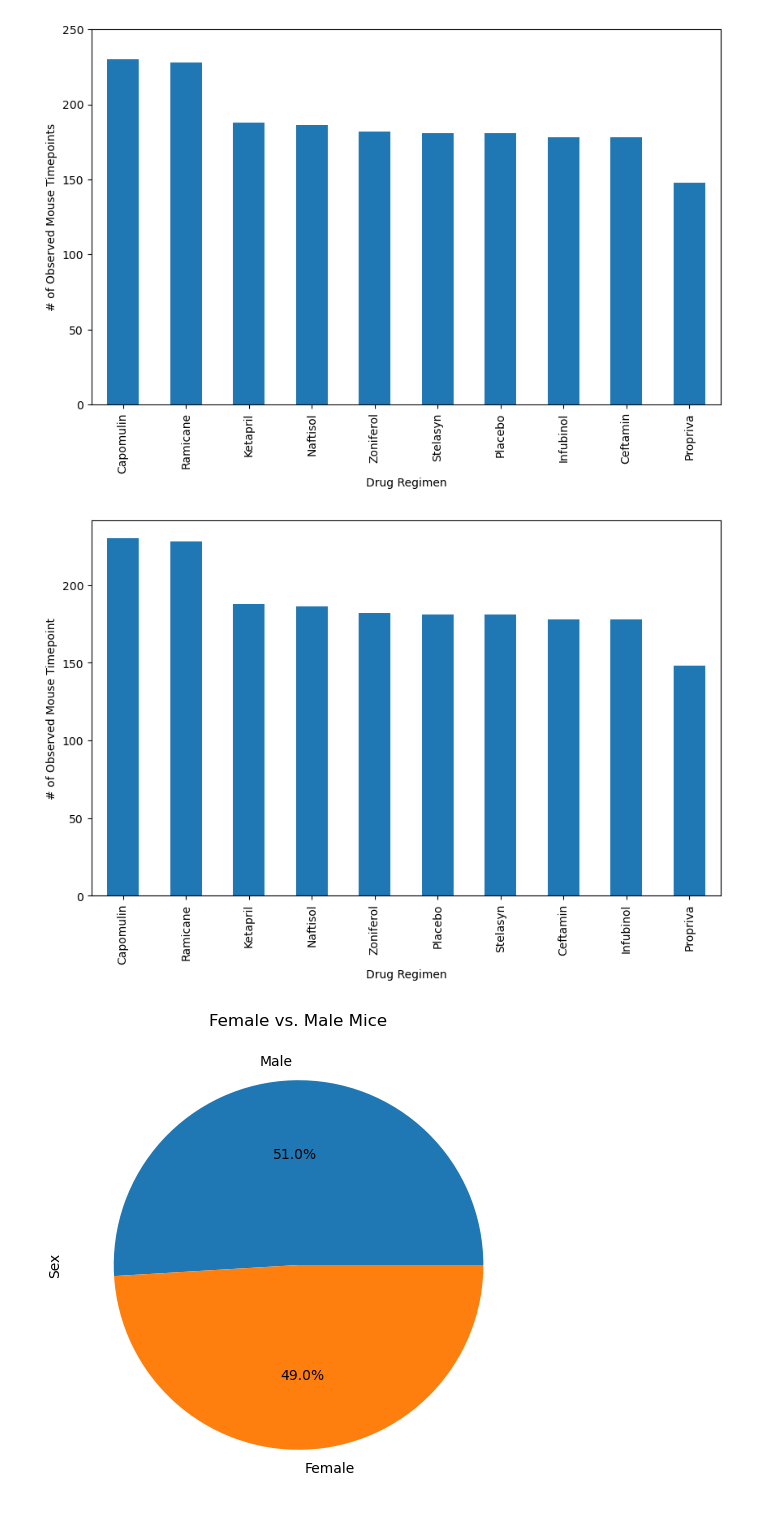
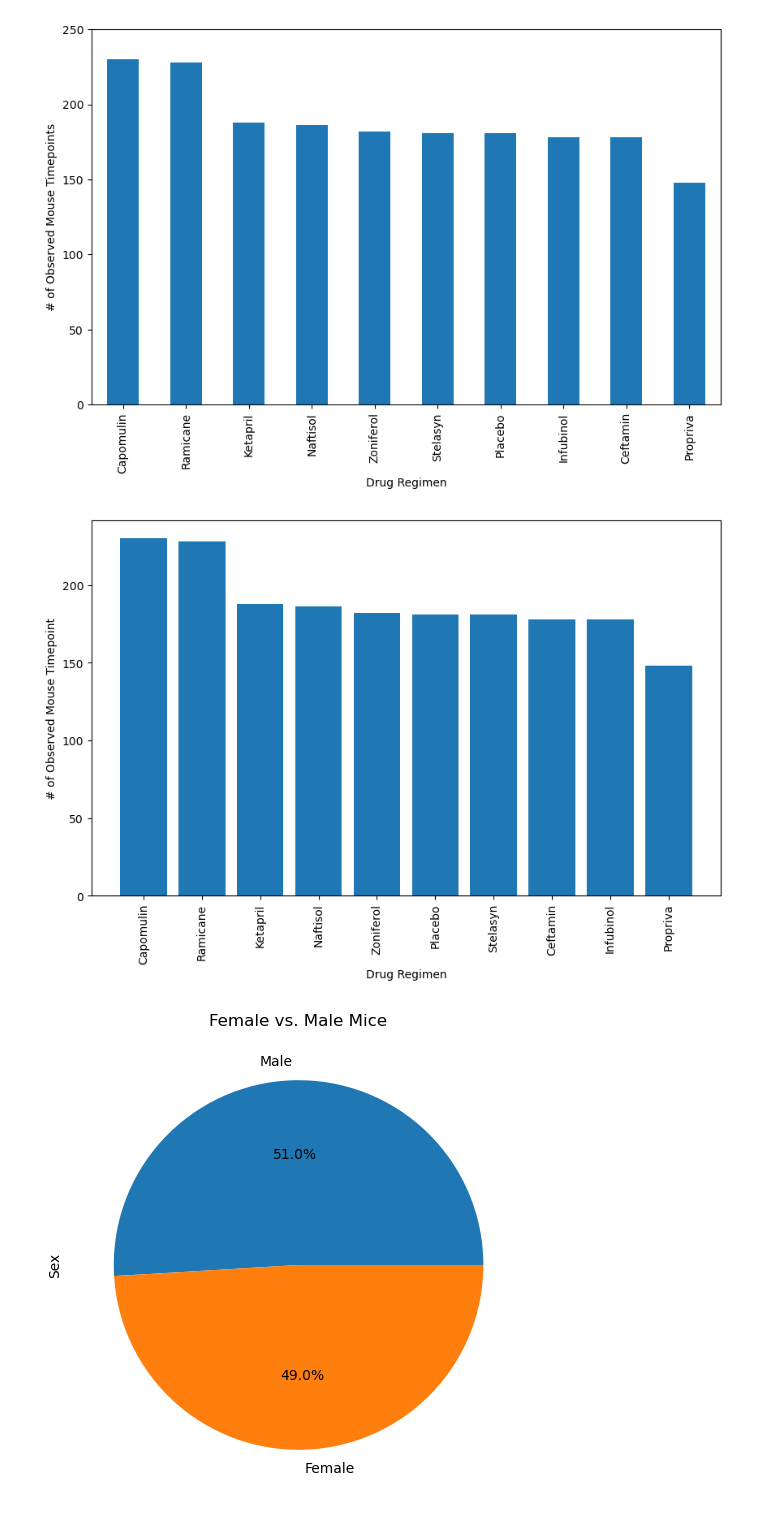
Before and after one commit to samrawitb/matplotlib-challenge, a Jupyter notebook: Pymaceuticals/pymaceuticals.ipynb, the cells around one changed output. Cells and saved outputs as stored; diff of their text form; code cells hidden in the pictures.

```diff
--- a/Pymaceuticals/pymaceuticals.ipynb
+++ b/Pymaceuticals/pymaceuticals.ipynb
@@ -154,15 +161,15 @@ plt.show()
 # %%
 mouse_count_pyplot = df_cleaned.groupby("Drug Regimen")["Mouse ID"].size()
 mouse_count_pyplot_sorted = mouse_count_pyplot.sort_values(ascending=False)
 
 plt.figure(figsize=(10,6))
-mouse_count_pyplot_sorted.plot(kind='bar')
+plt.bar(mouse_count_pyplot_sorted.index, mouse_count_pyplot_sorted.values)
 plt.xlabel('Drug Regimen')
 plt.ylabel('# of Observed Mouse Timepoint')
 plt.xticks(rotation=90)
 plt.show()
 # %% [output]
-[figure, old version]
+[figure, new version]
 # %%
 # Generate a pie plot showing the distribution of female versus male mice using Pandas
 mouse_count = df_cleaned["Sex"].value_counts()
```
Also changed, not shown: parts of 9 cells of this notebook.
